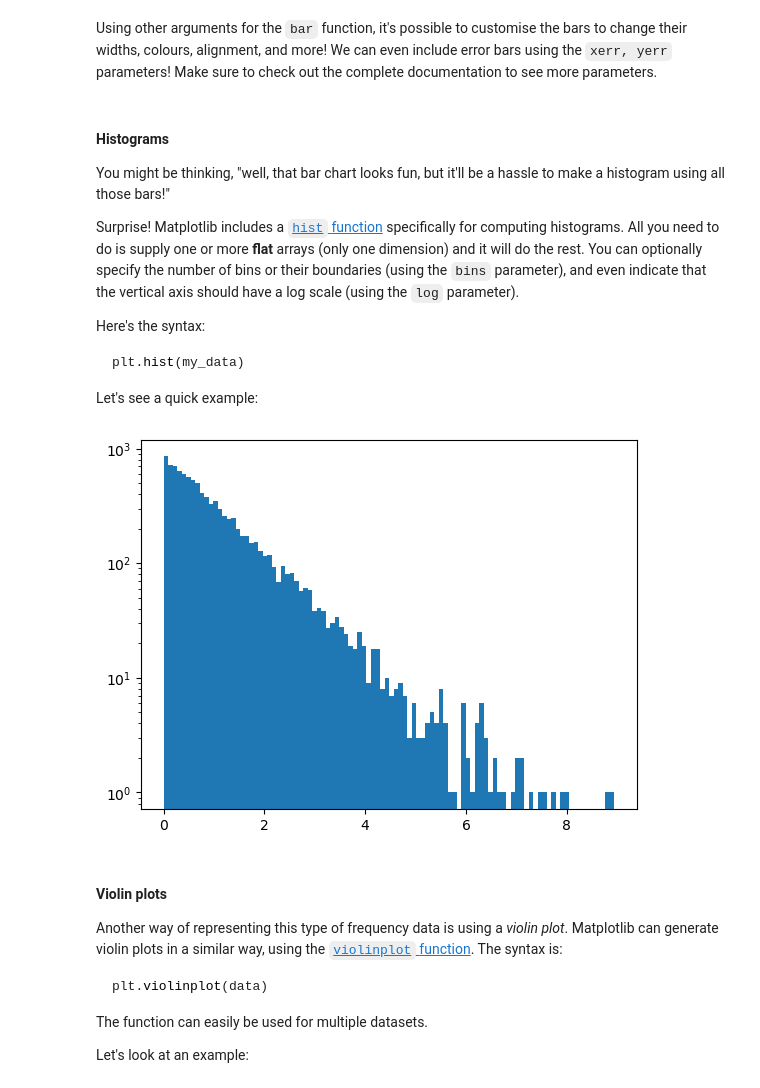
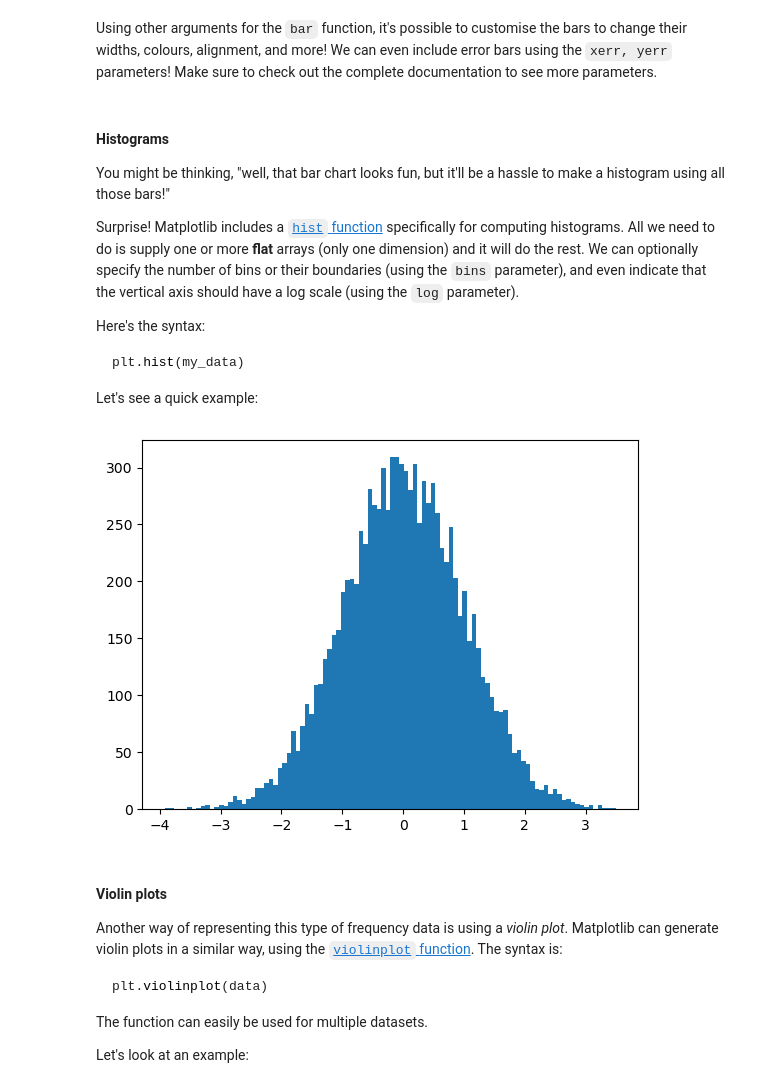
Before and after one commit to QLS-MiCM/DataProcessingInPython, a Jupyter notebook: Exercises/solutions/DataProcessingPython.ipynb, the cells around one changed output. Drawn from its saved outputs; the diff is of its cells as text; code cells hidden in the pictures.

````diff
--- a/Exercises/solutions/DataProcessingPython.ipynb
+++ b/Exercises/solutions/DataProcessingPython.ipynb
@@ -1410,7 +1419,7 @@ Using other arguments for the `bar` function, it's possible to customise the bar
 
 You might be thinking, "well, that bar chart looks fun, but it'll be a hassle to make a histogram using all those bars!"
 
-Surprise! Matplotlib includes a [`hist` function](https://matplotlib.org/stable/api/_as_gen/matplotlib.pyplot.hist.html) specifically for computing histograms. All you need to do is supply one or more **flat** arrays (only one dimension) and it will do the rest. You can optionally specify the number of bins or their boundaries (using the `bins` parameter), and even indicate that the vertical axis should have a log scale (using the `log` parameter).
+Surprise! Matplotlib includes a [`hist` function](https://matplotlib.org/stable/api/_as_gen/matplotlib.pyplot.hist.html) specifically for computing histograms. All we need to do is supply one or more **flat** arrays (only one dimension) and it will do the rest. We can optionally specify the number of bins or their boundaries (using the `bins` parameter), and even indicate that the vertical axis should have a log scale (using the `log` parameter).
 
 Here's the syntax:
 ```python
@@ -1419,13 +1428,13 @@ plt.hist(my_data)
 
 Let's see a quick example:
 # %%
-sequences_1 = np.random.default_rng().exponential(size=10000)
+random_numbers = np.random.default_rng().normal(size=10000)
 
 # Your code here for a simple histogram
-plt.hist(sequences_1, bins=100, log=True)
+plt.hist(random_numbers, bins=100)
 plt.show()
 # %% [output]
-[figure, old version]
+[figure, new version]
 # %% [markdown]
 #### Violin plots
 
````
Also changed, not shown: parts of 77 cells of this notebook, 1 other file.
